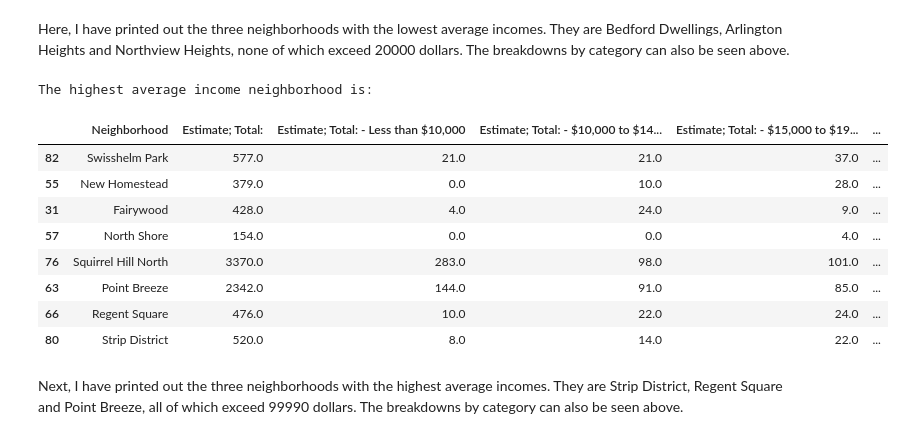
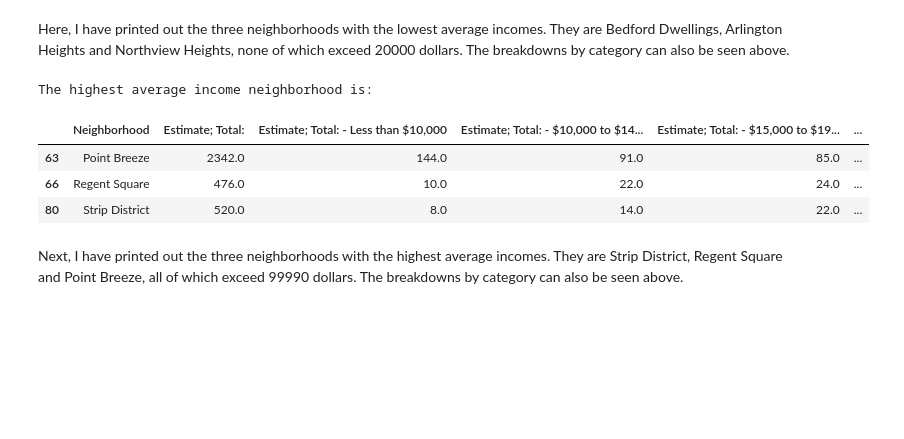
Before and after one commit to Amw298/final-project, a Jupyter notebook: christian.ipynb, the cells around one changed output. Cells and saved outputs as stored; diff of their text form; code cells hidden in the pictures; blank space fills up the shorter version.

```diff
--- a/christian.ipynb
+++ b/christian.ipynb
@@ -122,16 +122,11 @@ Here, I have printed out the three neighborhoods with the lowest average incomes
 # %%
 #find and print out highest income neighborhoods
 print("The highest average income neighborhood is: ")
-topIncome = hIncomeS.tail(8)
+topIncome = hIncomeS.tail(3)
 display(topIncome)
 # %% [output]
 The highest average income neighborhood is:
 |  | Neighborhood | Estimate; Total: | Estimate; Total: - Less than $10,000 | Estimate; Total: - $10,000 to $14... | Estimate; Total: - $15,000 to $19... | ... |
-| 82 | Swisshelm Park | 577.0 | 21.0 | 21.0 | 37.0 | ... |
-| 55 | New Homestead | 379.0 | 0.0 | 10.0 | 28.0 | ... |
-| 31 | Fairywood | 428.0 | 4.0 | 24.0 | 9.0 | ... |
-| 57 | North Shore | 154.0 | 0.0 | 0.0 | 4.0 | ... |
-| 76 | Squirrel Hill North | 3370.0 | 283.0 | 98.0 | 101.0 | ... |
 | 63 | Point Breeze | 2342.0 | 144.0 | 91.0 | 85.0 | ... |
 | 66 | Regent Square | 476.0 | 10.0 | 22.0 | 24.0 | ... |
 | 80 | Strip District | 520.0 | 8.0 | 14.0 | 22.0 | ... |
```
Also changed, not shown: parts of 1 cell of this notebook.
